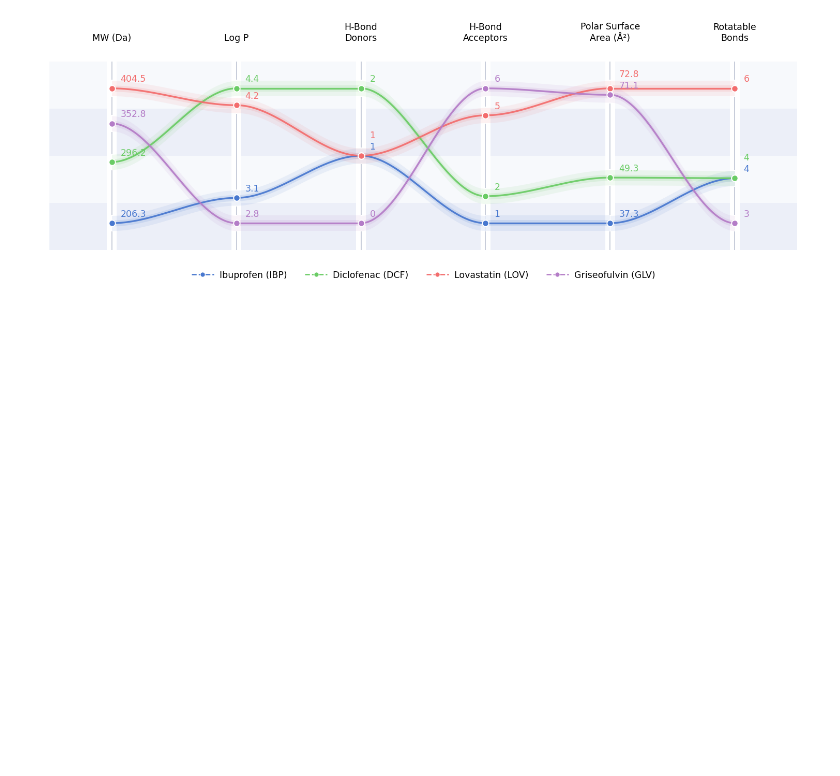
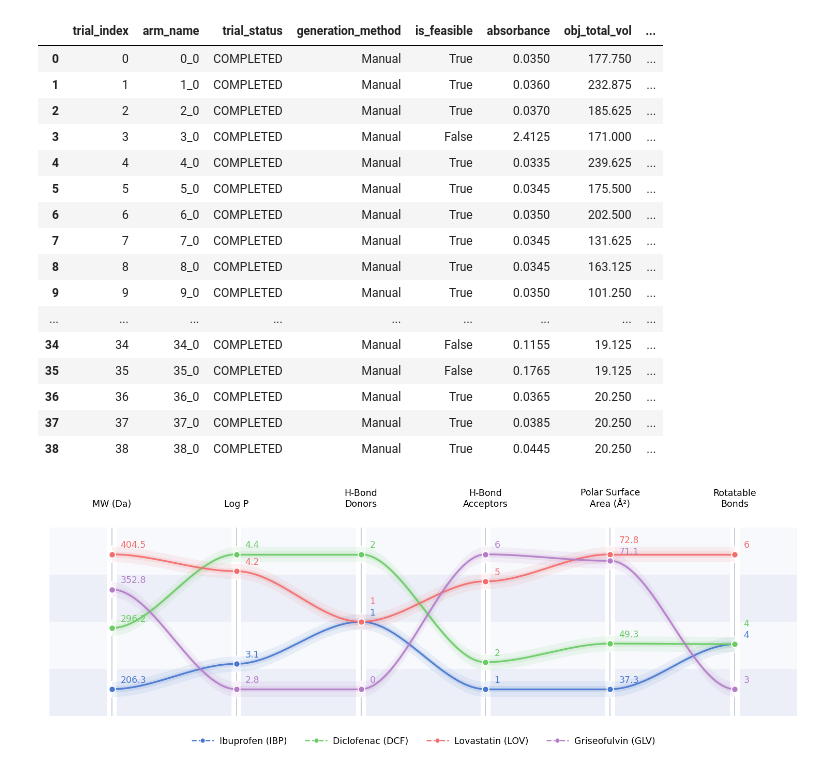
Before and after one commit to zeqingbaosdl5/drug-surfactant, a Jupyter notebook: data_analysis/data_analysis.ipynb, the cells around one changed output. Cells and saved outputs as stored; diff of their text form; code cells hidden in the pictures; blank space fills up the shorter version.

```diff
--- a/data_analysis/data_analysis.ipynb
+++ b/data_analysis/data_analysis.ipynb
@@ -14,3 +14,23 @@ exp_dict = figure.data_summary()
+# %%
+exp_dict['IBP']['results']
+# %% [output]
+|  | trial_index | arm_name | trial_status | generation_method | is_feasible | absorbance | obj_total_vol | ... |
+| 0 | 0 | 0_0 | COMPLETED | Manual | True | 0.0350 | 177.750 | ... |
+| 1 | 1 | 1_0 | COMPLETED | Manual | True | 0.0360 | 232.875 | ... |
+| 2 | 2 | 2_0 | COMPLETED | Manual | True | 0.0370 | 185.625 | ... |
+| 3 | 3 | 3_0 | COMPLETED | Manual | False | 2.4125 | 171.000 | ... |
+| 4 | 4 | 4_0 | COMPLETED | Manual | True | 0.0335 | 239.625 | ... |
+| 5 | 5 | 5_0 | COMPLETED | Manual | True | 0.0345 | 175.500 | ... |
+| 6 | 6 | 6_0 | COMPLETED | Manual | True | 0.0350 | 202.500 | ... |
+| 7 | 7 | 7_0 | COMPLETED | Manual | True | 0.0345 | 131.625 | ... |
+| 8 | 8 | 8_0 | COMPLETED | Manual | True | 0.0345 | 163.125 | ... |
+| 9 | 9 | 9_0 | COMPLETED | Manual | True | 0.0350 | 101.250 | ... |
+| ... | ... | ... | ... | ... | ... | ... | ... | ... |
+| 34 | 34 | 34_0 | COMPLETED | Manual | False | 0.1155 | 19.125 | ... |
+| 35 | 35 | 35_0 | COMPLETED | Manual | False | 0.1765 | 19.125 | ... |
+| 36 | 36 | 36_0 | COMPLETED | Manual | True | 0.0365 | 20.250 | ... |
+| 37 | 37 | 37_0 | COMPLETED | Manual | True | 0.0385 | 20.250 | ... |
+| 38 | 38 | 38_0 | COMPLETED | Manual | True | 0.0445 | 20.250 | ... |
 # %%
 figure.drug_visualization(figure.drug_dict)
 # %% [output]
```
Also changed, not shown: parts of 3 cells of this notebook, 9 other files.
